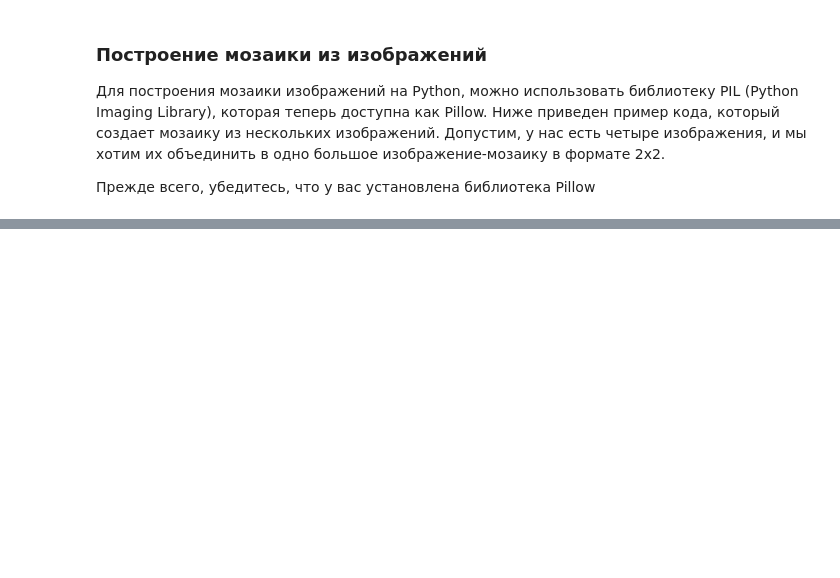
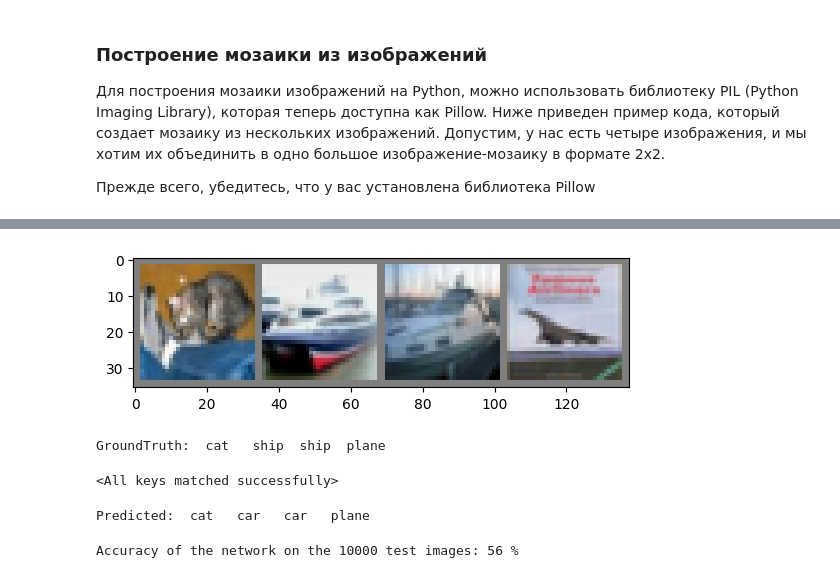
Before and after one commit to stipot/image_processing, a Jupyter notebook: Module_2.ipynb, the cells around one changed output, grey strips where cells are left out. Drawn from its saved outputs; the diff is of its cells as text; code cells hidden in the pictures; blank space fills up the shorter version.

```diff
--- a/Module_2.ipynb
+++ b/Module_2.ipynb
@@ -94,0 +218,27 @@ mosaic_image.show()
+# %%
+for epoch in range(2):  # loop over the dataset multiple times
+
+    running_loss = 0.0
+    for i, data in enumerate(trainloader, 0):
+        # get the inputs; data is a list of [inputs, labels]
+        inputs, labels = data
+
+        # zero the parameter gradients
+        optimizer.zero_grad()
+
+        # forward + backward + optimize
+        outputs = net(inputs)
+        loss = criterion(outputs, labels)
+        loss.backward()
+        optimizer.step()
+
+        # print statistics
+        running_loss += loss.item()
+        if i % 2000 == 1999:  # print every 2000 mini-batches
+            print(f"[{epoch + 1}, {i + 1:5d}] loss: {running_loss / 2000:.3f}")
+            running_loss = 0.0
+
+print("Finished Training")
+
+PATH = "./cifar_net.pth"
+torch.save(net.state_dict(), PATH)
@@ -94,0 +267,43 @@ mosaic_image.show()
+# %%
+dataiter = iter(testloader)
+images, labels = next(dataiter)
+
+# print images
+imshow(torchvision.utils.make_grid(images))
+print("GroundTruth: ", " ".join(f"{classes[labels[j]]:5s}" for j in range(4)))
+
+# Далее давайте снова загрузим нашу сохраненную модель (примечание: сохранение и повторная загрузка модели здесь не требовалось, мы сделали это только для иллюстрации того, как это сделать):
+net = Net()
+net.load_state_dict(torch.load(PATH))
+# %% [output]
+[figure, added]
+GroundTruth:  cat   ship  ship  plane
+<All keys matched successfully>
+# %%
+# Посмотрим, что думает нейронная сеть в приведенных выше примерах
+outputs = net(images)
+# Выходные данные представляют собой энергии для 10 классов. Чем выше энергия класса, тем больше сеть считает, что изображение принадлежит определенному классу. Итак, получим индекс наивысшей энергии:
+_, predicted = torch.max(outputs, 1)
+
+print("Predicted: ", " ".join(f"{classes[predicted[j]]:5s}" for j in range(4)))
+# %% [output]
+Predicted:  cat   car   car   plane
+# %%
+# посмотрим, как сеть работает со всем набором данных.
+correct = 0
+total = 0
+# since we're not training, we don't need to calculate the gradients for our outputs
+with torch.no_grad():
+    for data in testloader:
+        images, labels = data
+        # calculate outputs by running images through the network
+        outputs = net(images)
+        # the class with the highest energy is what we choose as prediction
+        _, predicted = torch.max(outputs.data, 1)
+        total += labels.size(0)
+        correct += (predicted == labels).sum().item()
+
+print(f"Accuracy of the network on the 10000 test images: {100 * correct // total} %")
+# случайный выбор класса из 10 классов даст точность 10%
+# %% [output]
+Accuracy of the network on the 10000 test images: 56 %
```
Also changed, not shown: parts of 15 cells of this notebook, 1 other file.
